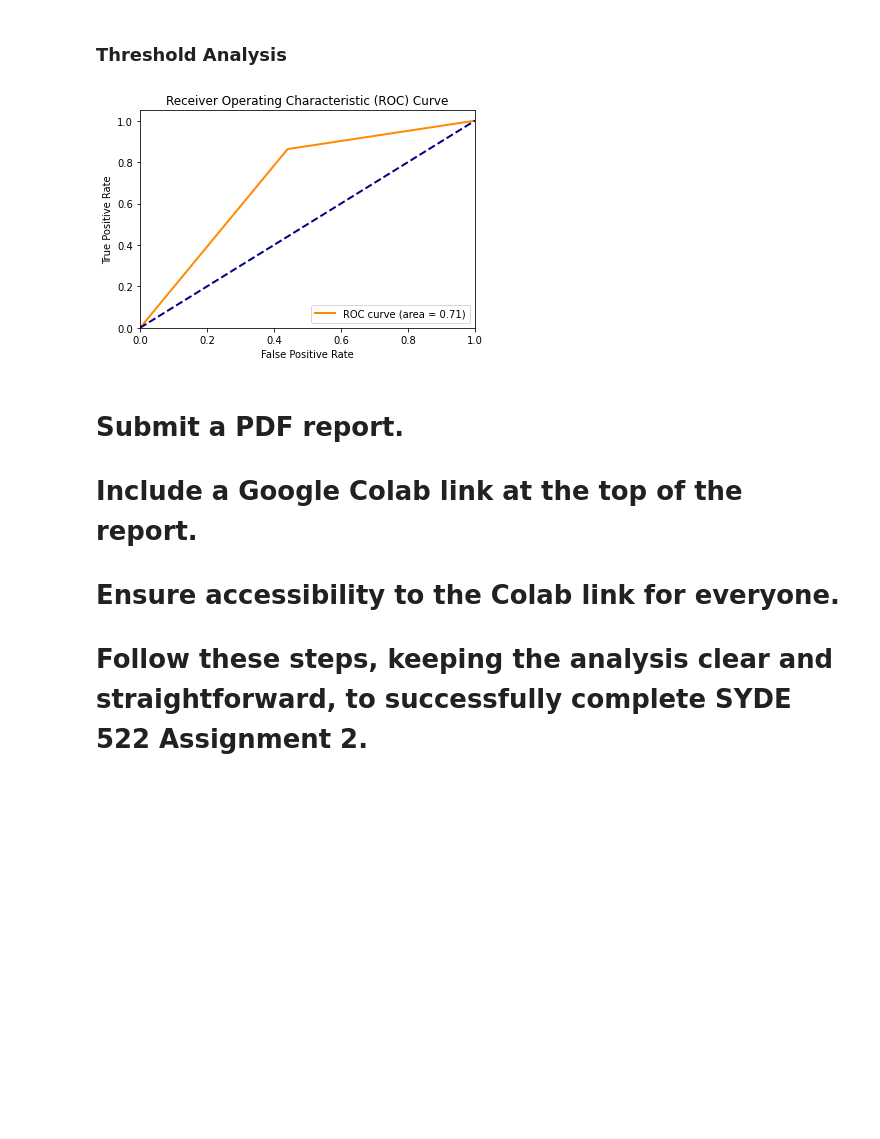
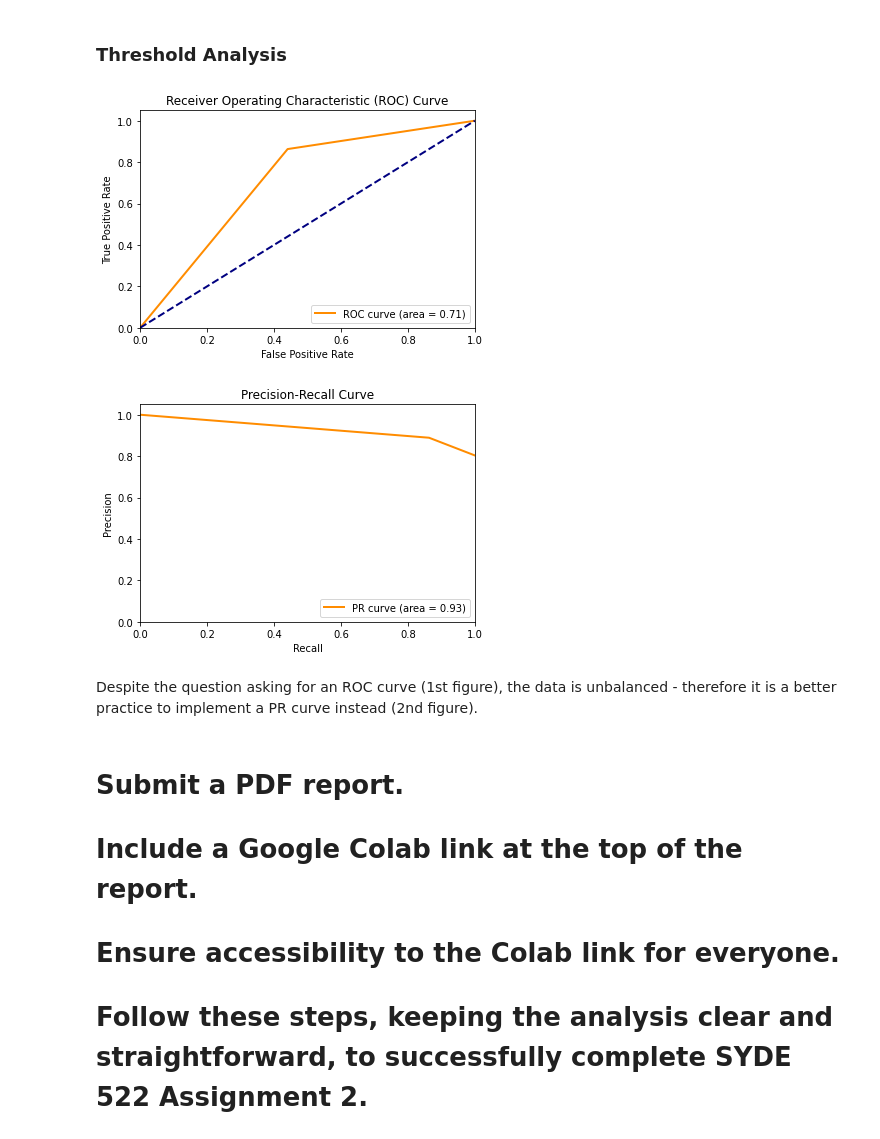
Before and after one commit to meglai/SYDE522, a Jupyter notebook: assignment2.ipynb, the cells around one changed output. Drawn from its saved outputs; the diff is of its cells as text; code cells hidden in the pictures; blank space fills up the shorter version.

Commit message:
T5 - V2.1 with both curves

```diff
--- a/assignment2.ipynb
+++ b/assignment2.ipynb
@@ -888,37 +888,62 @@ F1-score: 0.8074
 # %% [markdown]
 ### Threshold Analysis
 # %%
-from sklearn.metrics import roc_curve, auc
+from sklearn.metrics import roc_curve, precision_recall_curve, auc
 
-# Using the DT classifier from above, predict probabilities
+#ROC Curve
+# # Using the DT classifier from above, predict probabilities
 y_probability_test = dt_classifier.predict_proba(X_test)[:, 1]
 
 y_test_int = y_test.astype(int)
 
-fpr, tpr, thresholds = roc_curve(y_test_int, y_probability_test, pos_label=1)
+thresholds = np.linspace(0, 1, 1000)
+
+fpr, tpr, _ = roc_curve(y_test_int, y_probability_test)
 roc_auc = auc(fpr, tpr)
 
-# # Evaluate metrics at different thresholds
-# thresholds_set = np.linspace(0, 1, 100)
-# metrics = []
-
-# for threshold in thresholds:
-#     y_pred = (y_probability_test > threshold).astype(int)
-#     # Calculate metrics using y_test and y_pred
-#     metrics.append((threshold, accuracy, precision, recall, f1))
-
+# Plot the ROC curve
 plt.figure()
 plt.plot(fpr, tpr, color='darkorange', lw=2, label='ROC curve (area = %0.2f)' % roc_auc)
 plt.plot([0, 1], [0, 1], color='navy', lw=2, linestyle='--')
 plt.xlim([0.0, 1.0])
 plt.ylim([0.0, 1.05])
 plt.xlabel('False Positive Rate')
 plt.ylabel('True Positive Rate')
 plt.title('Receiver Operating Characteristic (ROC) Curve')
 plt.legend(loc="lower right")
 plt.show()
+
+# PR Curve
+# Calculate precision and recall
+precision, recall, _ = precision_recall_curve(y_test_int, y_probability_test)
+
+# Calculate area under the curve
+pr_auc = auc(recall, precision)
+
+# Plot the PR curve
+plt.figure()
+plt.plot(recall, precision, color='darkorange', lw=2, label='PR curve (area = %0.2f)' % pr_auc)
+plt.xlabel('Recall')
+plt.ylabel('Precision')
+plt.ylim([0.0, 1.05])
+plt.xlim([0.0, 1.0])
+plt.title('Precision-Recall Curve')
+plt.legend(loc="lower right")
+plt.show()
+
+# # # Evaluate metrics at different thresholds
+# # thresholds_set = np.linspace(0, 1, 100)
+# # metrics = []
+
+# # for threshold in thresholds:
+# #     y_pred = (y_probability_test > threshold).astype(int)
+# #     # Calculate metrics using y_test and y_pred
+# #     metrics.append((threshold, accuracy, precision, recall, f1))
 # %% [output]
 [figure]
+[figure, added]
+# %% [markdown]
+Despite the question asking for an ROC curve (1st figure), the data is unbalanced - therefore it is a better practice to implement a PR curve instead (2nd figure).
 # %% [markdown]
 # Submit a PDF report.
 # Include a Google Colab link at the top of the report.
```
